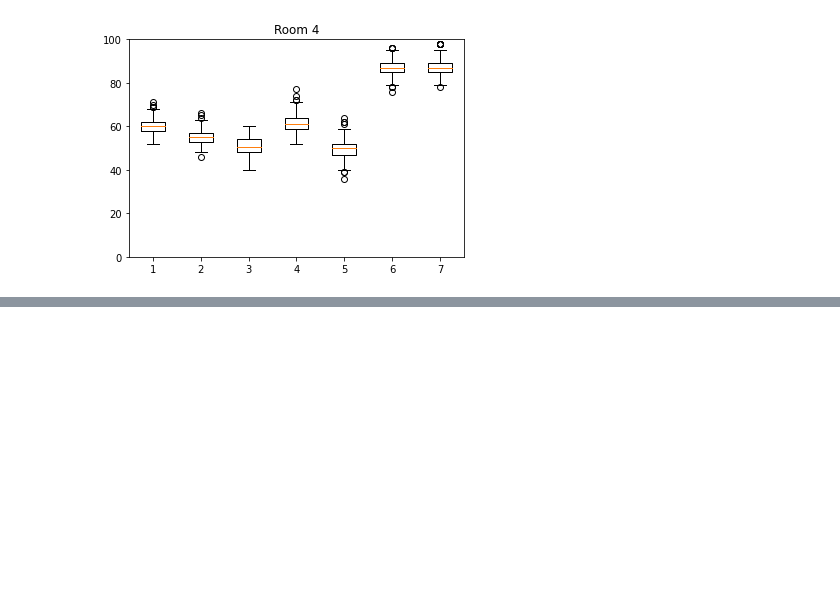
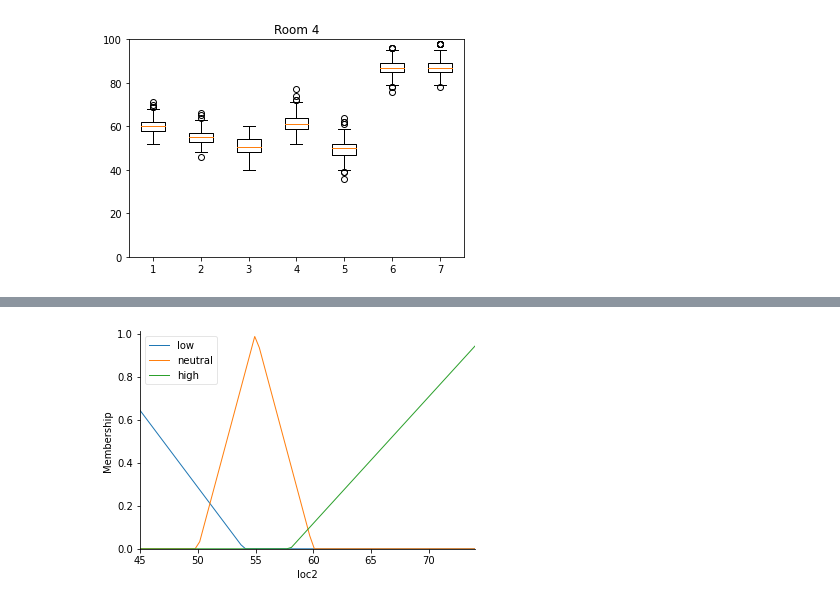
Before and after one commit to alexandradecarvalho/fuzzy_project, a Jupyter notebook: ass2.ipynb, the cells around one changed output, grey strips where cells are left out. Cells and saved outputs as stored; diff of their text form; code cells hidden in the pictures; blank space fills up the shorter version.

```diff
--- a/ass2.ipynb
+++ b/ass2.ipynb
@@ -166,12 +177,18 @@ very_high_1 = fuzz.membership.trimf(X, interval5)
 # %%
 # Location 2
+
+X = np.linspace(start=data[1].min(), stop=data[1].max(), num=data[1].max(), endpoint=True, retstep=False)
+loc2 = ctrl.Antecedent(X, 'loc2')
 
 interval1 = [40, 40, 54]
 interval2 = [50, int(((60-50)/2) + 50), 60]
 interval3 = [58, 75, 75]
 
-low_2 = fuzz.membership.trimf(X, interval2)
-neutral_2 = fuzz.membership.trimf(X, interval3)
-high_2 = fuzz.membership.trimf(X, interval4)
+loc2['low'] = fuzz.membership.trimf(X, interval1)
+loc2['neutral'] = fuzz.membership.trimf(X, interval2)
+loc2['high'] = fuzz.membership.trimf(X, interval3)
+loc2.view()
+# %% [output]
+[figure, added]
 # %%
 # Location 3
```
Also changed, not shown: parts of 9 cells of this notebook.
